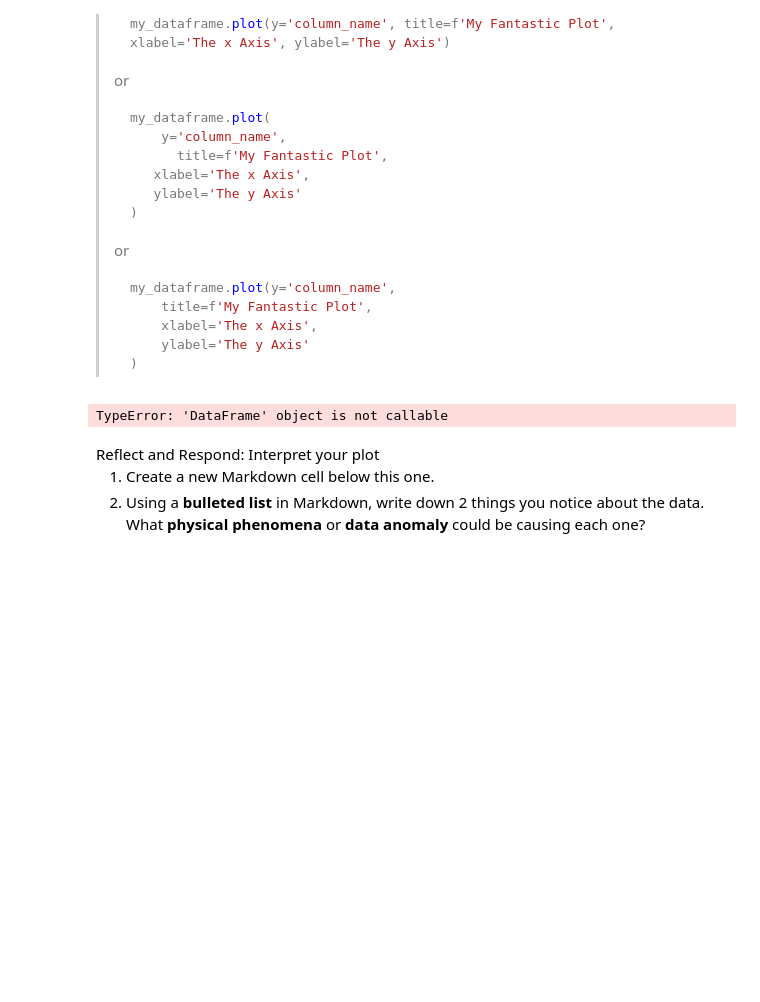
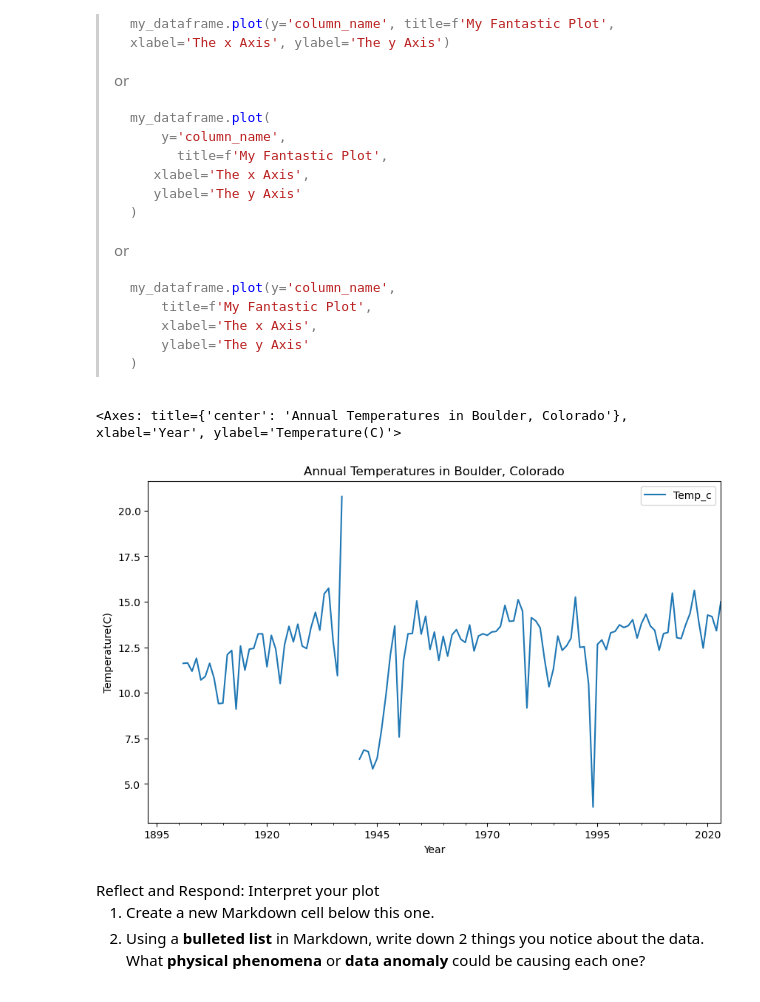
Before and after one commit to earthlab-education/02-climate-ryme1295, a Jupyter notebook: 04-climate-plot.ipynb, the cells around one changed output. Drawn from its saved outputs; the diff is of its cells as text; code cells hidden in the pictures; blank space fills up the shorter version.

````diff
--- a/04-climate-plot.ipynb
+++ b/04-climate-plot.ipynb
@@ -206,15 +206,17 @@ long. See some examples below for what to do and what not to do.</li>
 > ```
 # %%
 # Plot the annual data
-ann_climate_df(
-  y='temp_C',
-  titel='Annual Temperatures in Boulder, Colorado',
+ann_climate_df.plot(
+  y='Temp_c',
+  title='Annual Temperatures in ' \
+  'Boulder, Colorado',
   xlabel='Year',
-  ylable='Temperature(C)' ,
+  ylabel='Temperature(C)' ,
   figsize=(10,6)
-)
+  )
 # %% [output]
-TypeError: 'DataFrame' object is not callable
+<Axes: title={'center': 'Annual Temperatures in Boulder, Colorado'}, xlabel='Year', ylabel='Temperature(C)'>
+[figure, added]
 # %% [markdown]
 <link rel="stylesheet" type="text/css" href="./assets/styles.css"><div class="callout callout-style-default callout-titled callout-respond"><div class="callout-header"><div class="callout-icon-container"><i class="callout-icon"></i></div><div class="callout-title-container flex-fill">Reflect and Respond: Interpret your plot</div></div><div class="callout-body-container callout-body"><ol type="1">
 <li>Create a new Markdown cell below this one.</li>
````
